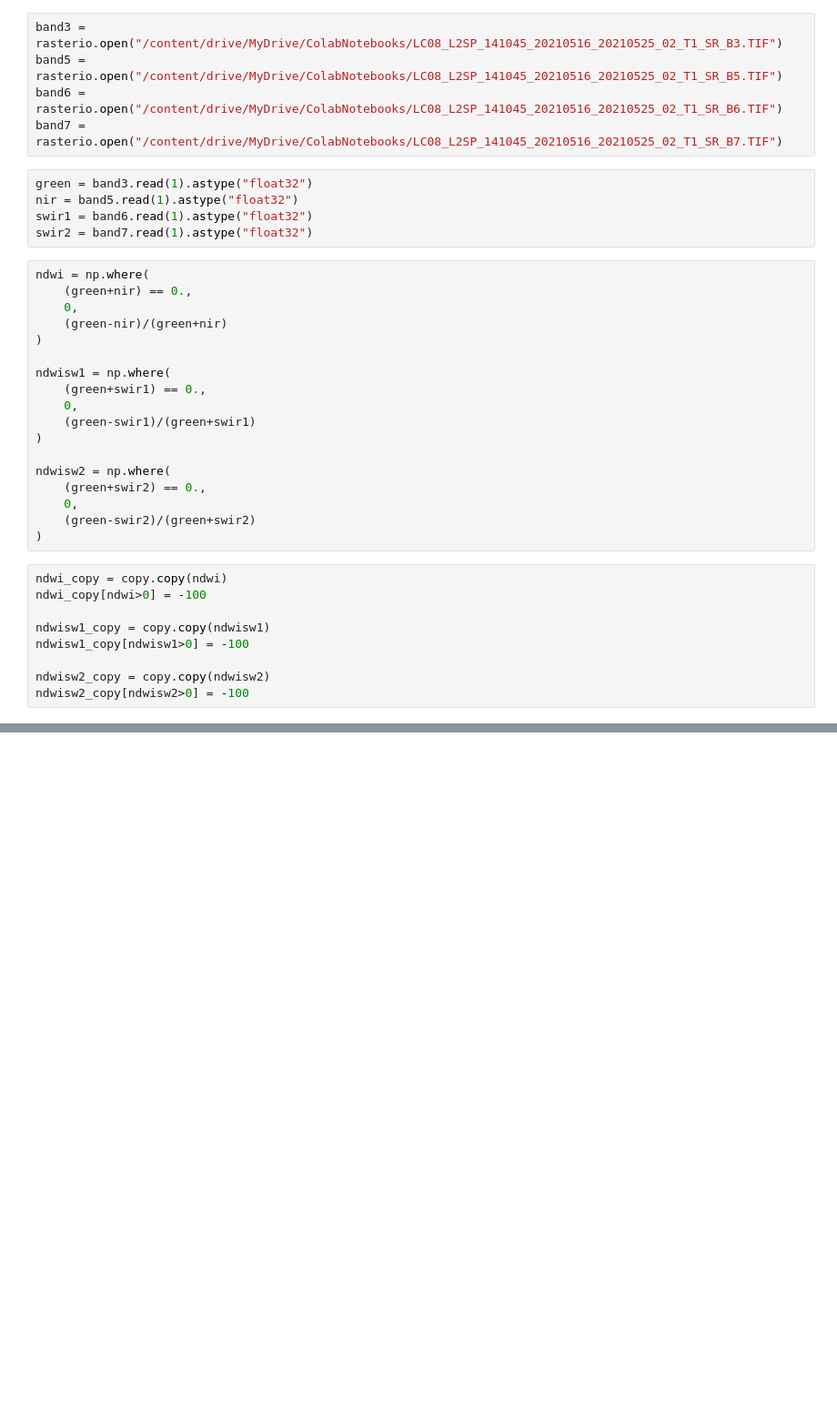
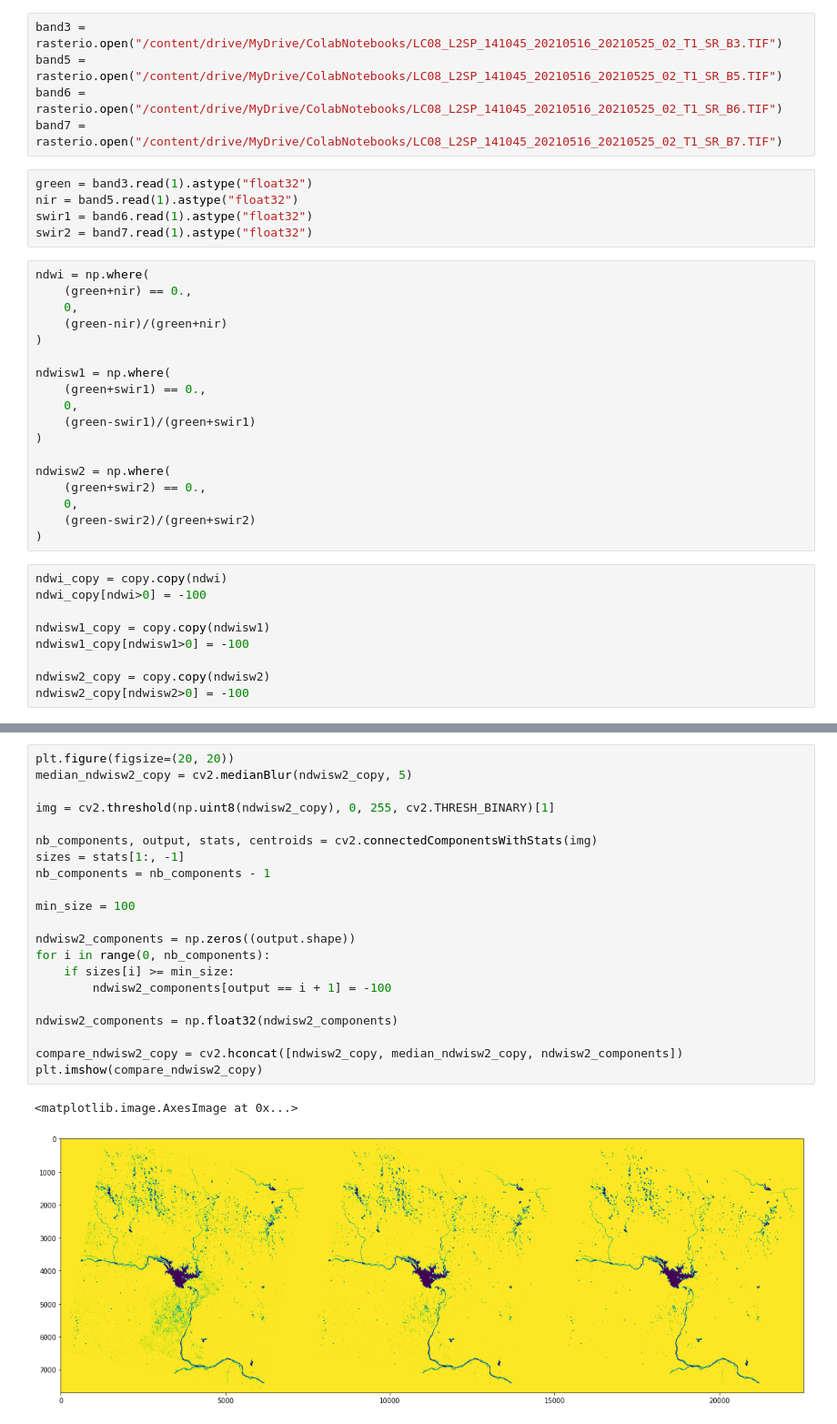
Before and after one commit to vineelsai26/Water-Body-Detection, a Jupyter notebook: NDWI/NDWI.ipynb, the cells around one changed output, grey strips where cells are left out. Shown at 91% size. Drawn from its saved outputs; the diff is of its cells as text; blank space fills up the shorter version.

```diff
--- a/NDWI/NDWI.ipynb
+++ b/NDWI/NDWI.ipynb
@@ -99,3 +111,27 @@ np.where(ndwi_copy == -100)
+# %%
+plt.figure(figsize=(20, 20))
+median_ndwisw2_copy = cv2.medianBlur(ndwisw2_copy, 5)
+
+img = cv2.threshold(np.uint8(ndwisw2_copy), 0, 255, cv2.THRESH_BINARY)[1]
+
+nb_components, output, stats, centroids = cv2.connectedComponentsWithStats(img)
+sizes = stats[1:, -1]
+nb_components = nb_components - 1
+
+min_size = 100
+
+ndwisw2_components = np.zeros((output.shape))
+for i in range(0, nb_components):
+    if sizes[i] >= min_size:
+        ndwisw2_components[output == i + 1] = -100
+
+ndwisw2_components = np.float32(ndwisw2_components)
+
+compare_ndwisw2_copy = cv2.hconcat([ndwisw2_copy, median_ndwisw2_copy, ndwisw2_components])
+plt.imshow(compare_ndwisw2_copy)
+# %% [output]
+<matplotlib.image.AxesImage at 0x...>
+[figure, added]
 # %%
 Area = 323
 PixelAreaIR = (Area*(len(np.where(ndwi_copy == -100)[0]))/(ndwi_copy.shape[0]*ndwi_copy.shape[1]))
```
Also changed, not shown: parts of 10 cells of this notebook.
